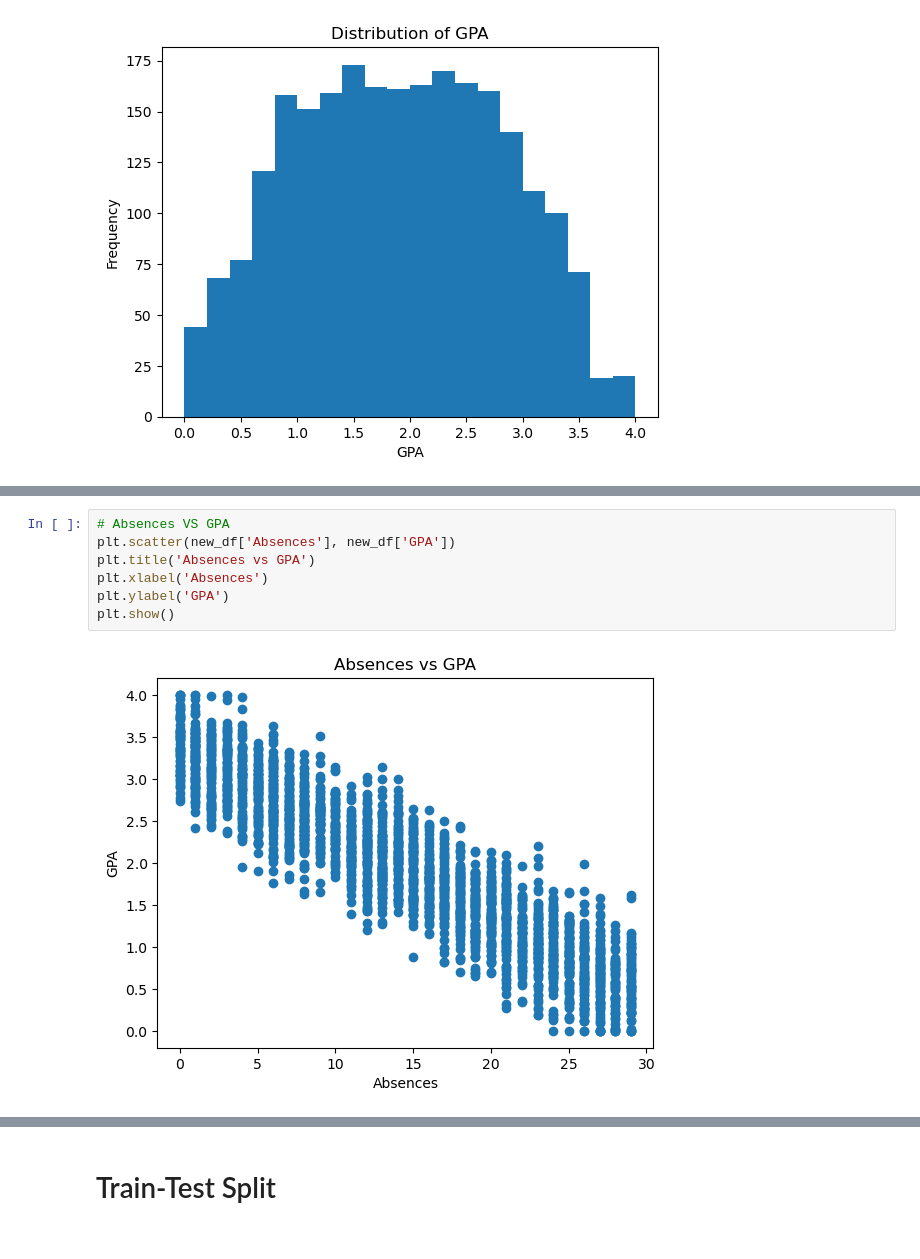
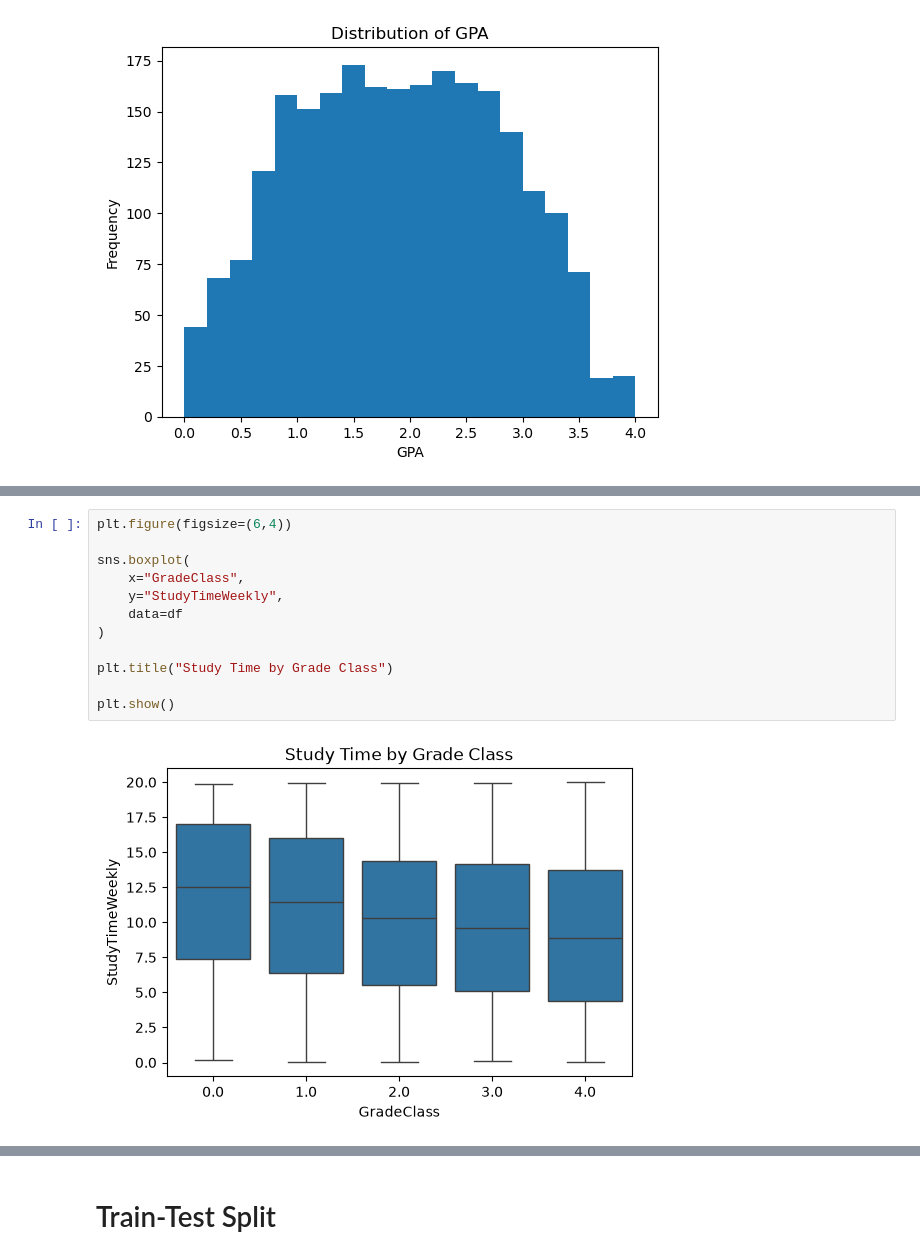
Before and after one commit to SahitSigdel/Student-Performance-Prediction, a Jupyter notebook: Notebook/GradeClass_Prediction.ipynb, the cells around one changed output, grey strips where cells are left out. Drawn from its saved outputs; the diff is of its cells as text.

```diff
--- a/Notebook/GradeClass_Prediction.ipynb
+++ b/Notebook/GradeClass_Prediction.ipynb
@@ -213,9 +204,14 @@ plt.show()
-# %%
-# Absences VS GPA
-plt.scatter(new_df['Absences'], new_df['GPA'])
-plt.title('Absences vs GPA')
-plt.xlabel('Absences')
-plt.ylabel('GPA')
-plt.show()
-# %% [output]
-[figure, removed]
+# %%
+plt.figure(figsize=(6,4))
+
+sns.boxplot(
+    x="GradeClass",
+    y="StudyTimeWeekly",
+    data=df
+)
+
+plt.title("Study Time by Grade Class")
+
+plt.show()
+# %% [output]
+[figure, added]
```
Also changed, not shown: parts of 38 cells of this notebook.
